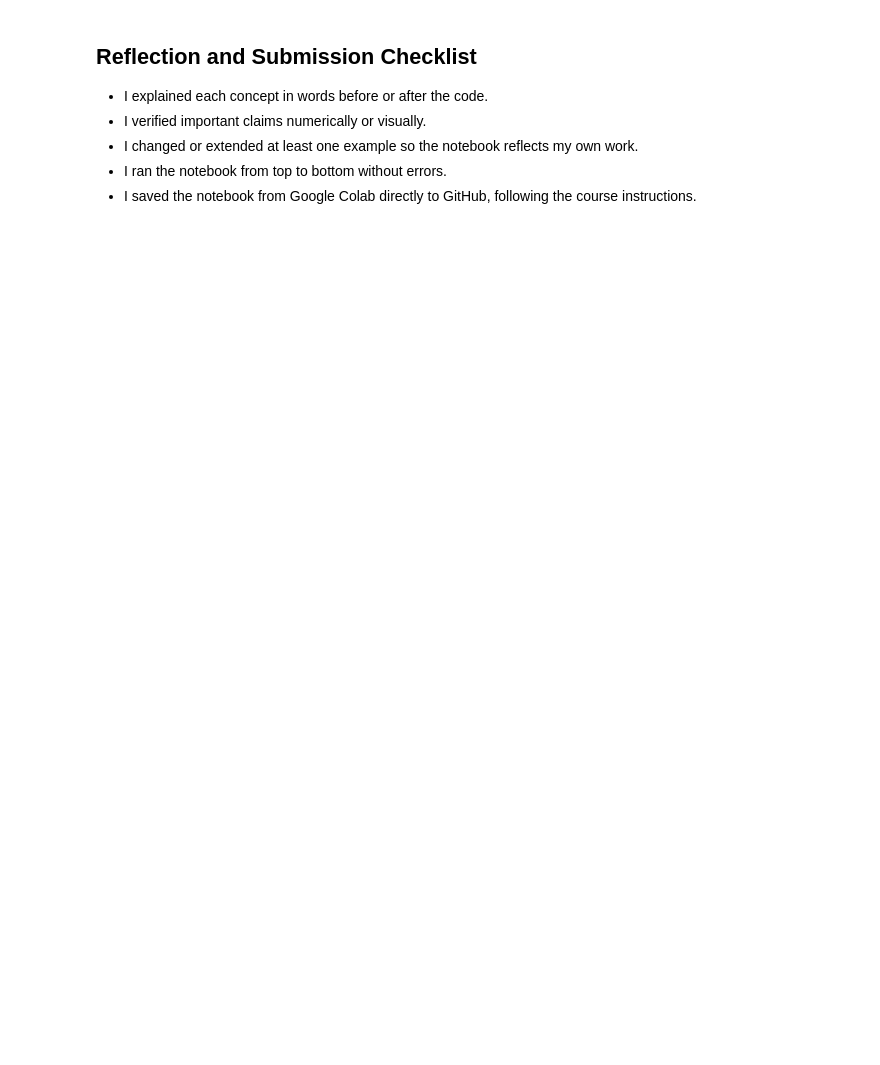
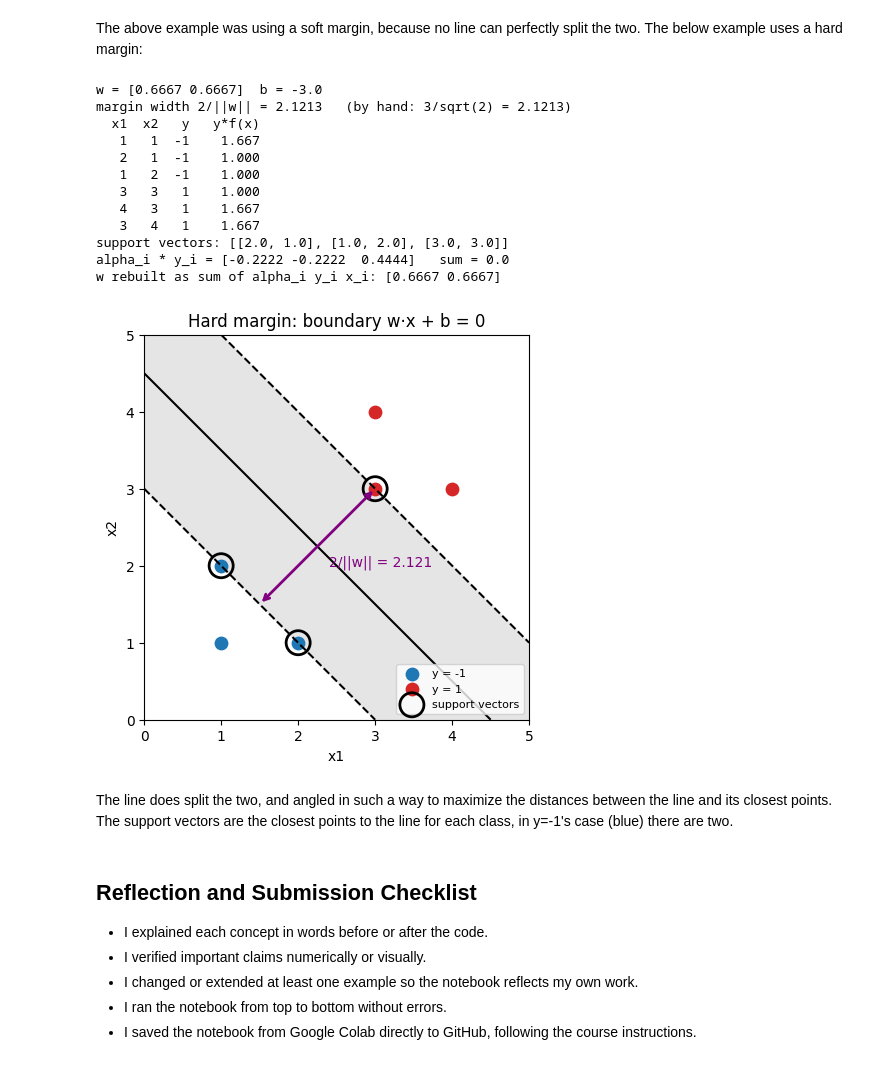
Before and after one commit to ehuangasu/MAT422, a Jupyter notebook: MAT422_Section_3_5_3_6_KMeans_SVM.ipynb, the cells around one changed output. Saved outputs shown, nothing was run; the diff lists cells and outputs as text; code cells hidden in the pictures; blank space fills up the shorter version.

```diff
--- a/MAT422_Section_3_5_3_6_KMeans_SVM.ipynb
+++ b/MAT422_Section_3_5_3_6_KMeans_SVM.ipynb
@@ -61,3 +155,57 @@ plt.show()
+# %% [markdown]
+The above example was using a soft margin, because no line can perfectly split the two. The below example uses a hard margin:
+# %%
+X_small = np.array([[1, 1], [2, 1], [1, 2], [3, 3], [4, 3], [3, 4]], dtype=float)
+y_small = np.array([-1, -1, -1, 1, 1, 1])
+hard = SVC(kernel="linear", C=1e6, tol=1e-9).fit(X_small, y_small)  # huge C = hard margin
+w, b = hard.coef_[0], hard.intercept_[0]
+width = 2 / np.linalg.norm(w)
+f = X_small @ w + b
+
+print("w =", w, " b =", round(b, 4))
+print(f"margin width 2/||w|| = {width:.4f}   (by hand: 3/sqrt(2) = {3/np.sqrt(2):.4f})")
+print("  x1  x2   y   y*f(x)")
+for xi, yi, fi in zip(X_small, y_small, f):
+    print(f"{xi[0]:4.0f}{xi[1]:4.0f}{yi:4d}   {yi*fi:6.3f}")
+alpha_y = hard.dual_coef_[0]  # alpha_i * y_i, one number per support vector
+print("support vectors:", hard.support_vectors_.tolist())
+print("alpha_i * y_i =", alpha_y, "  sum =", round(alpha_y.sum(), 6))
+print("w rebuilt as sum of alpha_i y_i x_i:", alpha_y @ hard.support_vectors_)
+
+gx, gy = np.meshgrid(np.linspace(0, 5, 200), np.linspace(0, 5, 200))
+G = hard.decision_function(np.c_[gx.ravel(), gy.ravel()]).reshape(gx.shape)
+plt.figure(figsize=(5.5, 5))
+plt.contourf(gx, gy, G, levels=[-1, 1], colors=["gray"], alpha=0.2)
+plt.contour(gx, gy, G, levels=[-1, 0, 1], colors="k", linestyles=["--", "-", "--"])
+for c, color in [(-1, "tab:blue"), (1, "tab:red")]:
+    plt.scatter(*X_small[y_small == c].T, s=80, color=color, label=f"y = {c}")
+plt.scatter(*hard.support_vectors_.T, s=300, facecolors="none", edgecolors="k", lw=2, label="support vectors")
+top = X_small[3]                                # the +1 support vector (3, 3)
+foot = top - width * w / np.linalg.norm(w)      # straight across the margin
+plt.annotate("", xy=top, xytext=foot, arrowprops=dict(arrowstyle="<->", lw=2, color="purple"))
+plt.text(*(foot + top) / 2 + [0.15, -0.25], f"2/||w|| = {width:.3f}", color="purple")
+plt.gca().set_aspect("equal")
+plt.xlabel("x1")
+plt.ylabel("x2")
+plt.title("Hard margin: boundary w·x + b = 0")
+plt.legend(loc="lower right", fontsize=8)
+plt.show()
+# %% [output]
+w = [0.6667 0.6667]  b = -3.0
+margin width 2/||w|| = 2.1213   (by hand: 3/sqrt(2) = 2.1213)
+  x1  x2   y   y*f(x)
+   1   1  -1    1.667
+   2   1  -1    1.000
+   1   2  -1    1.000
+   3   3   1    1.000
+   4   3   1    1.667
+   3   4   1    1.667
+support vectors: [[2.0, 1.0], [1.0, 2.0], [3.0, 3.0]]
+alpha_i * y_i = [-0.2222 -0.2222  0.4444]   sum = 0.0
+w rebuilt as sum of alpha_i y_i x_i: [0.6667 0.6667]
+[figure, added]
+# %% [markdown]
+The line does split the two, and angled in such a way to maximize the distances between the line and its closest points. The support vectors are the closest points to the line for each class, in y=-1's case (blue) there are two.
 # %% [markdown]
 ## Reflection and Submission Checklist
 
```
Also changed, not shown: parts of 11 cells of this notebook.
